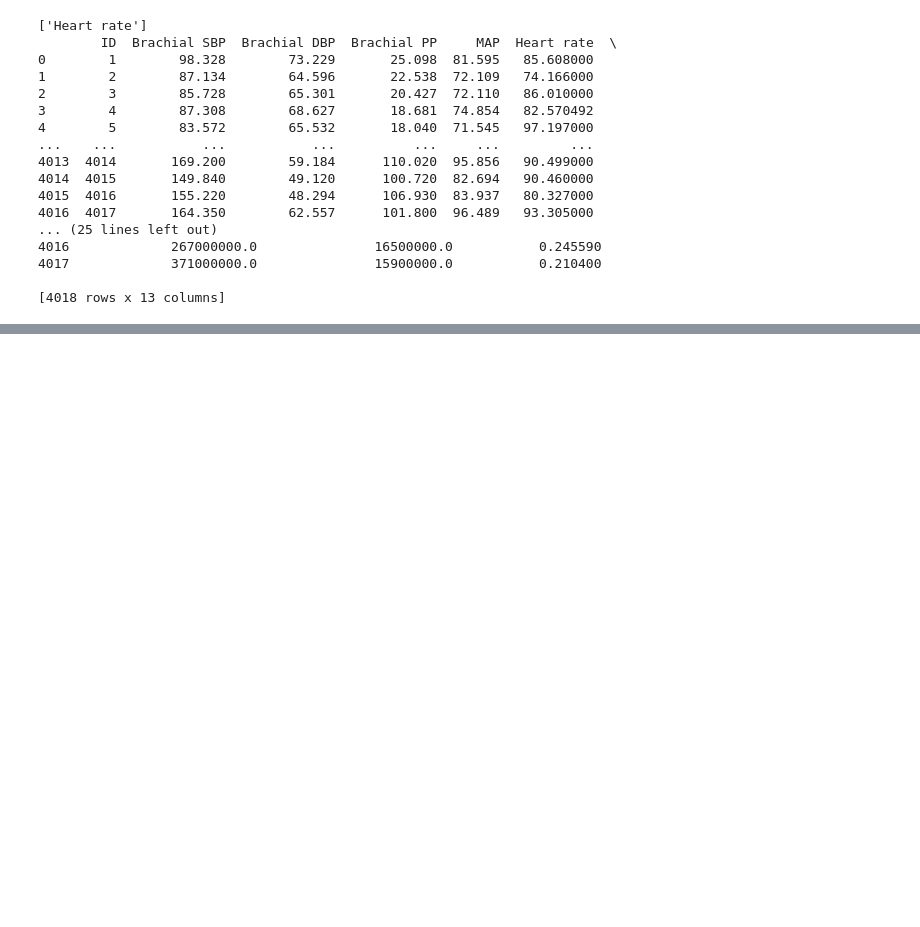
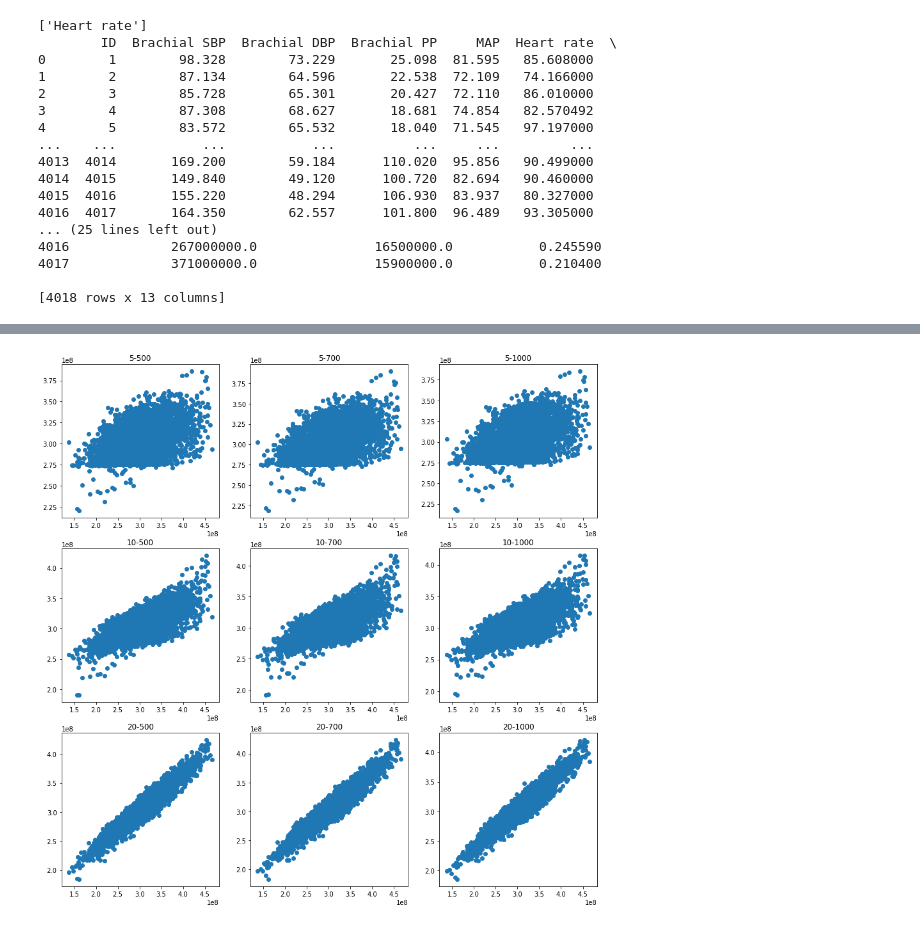
Before and after one commit to MarijaLaz/Higgs-Boson-Challenge, a Jupyter notebook: project2/P2.ipynb, the cells around one changed output, grey strips where cells are left out. Saved outputs shown, nothing was run; the diff lists cells and outputs as text; code cells hidden in the pictures; blank space fills up the shorter version.

```diff
--- a/project2/P2.ipynb
+++ b/project2/P2.ipynb
@@ -110,0 +125,49 @@ alpha=[1,10,100,200]
+# %%
+##### RFR_pred = pd.read_csv("Data/RFR_Pred.csv")
+RFR_p = RFR_pred.to_numpy()
+data = pd.read_csv('Data/HEMODB.csv', sep=';')
+data = data.to_numpy()
+true_var = data[:,10]
+
+plt.close('all')
+plt.figure(figsize=(15,15))
+
+plt.subplot(331)
+plt.scatter(true_var, RFR_p[:,1])
+plt.title('5-500')
+
+plt.subplot(332)
+plt.scatter(true_var, RFR_p[:,2])
+plt.title('5-700')
+
+plt.subplot(333)
+plt.scatter(true_var, RFR_p[:,3])
+plt.title('5-1000')
+
+plt.subplot(334)
+plt.scatter(true_var, RFR_p[:,4])
+plt.title('10-500')
+
+plt.subplot(335)
+plt.scatter(true_var, RFR_p[:,5])
+plt.title('10-700')
+
+plt.subplot(336)
+plt.scatter(true_var, RFR_p[:,6])
+plt.title('10-1000')
+
+plt.subplot(337)
+plt.scatter(true_var, RFR_p[:,7])
+plt.title('20-500')
+
+plt.subplot(338)
+plt.scatter(true_var, RFR_p[:,8])
+plt.title('20-700')
+
+plt.subplot(339)
+plt.scatter(true_var, RFR_p[:,9])
+plt.title('20-1000')
+
+plt.show()
+# %% [output]
+[figure, added]
```
Also changed, not shown: parts of 17 cells of this notebook, 2 other files.
